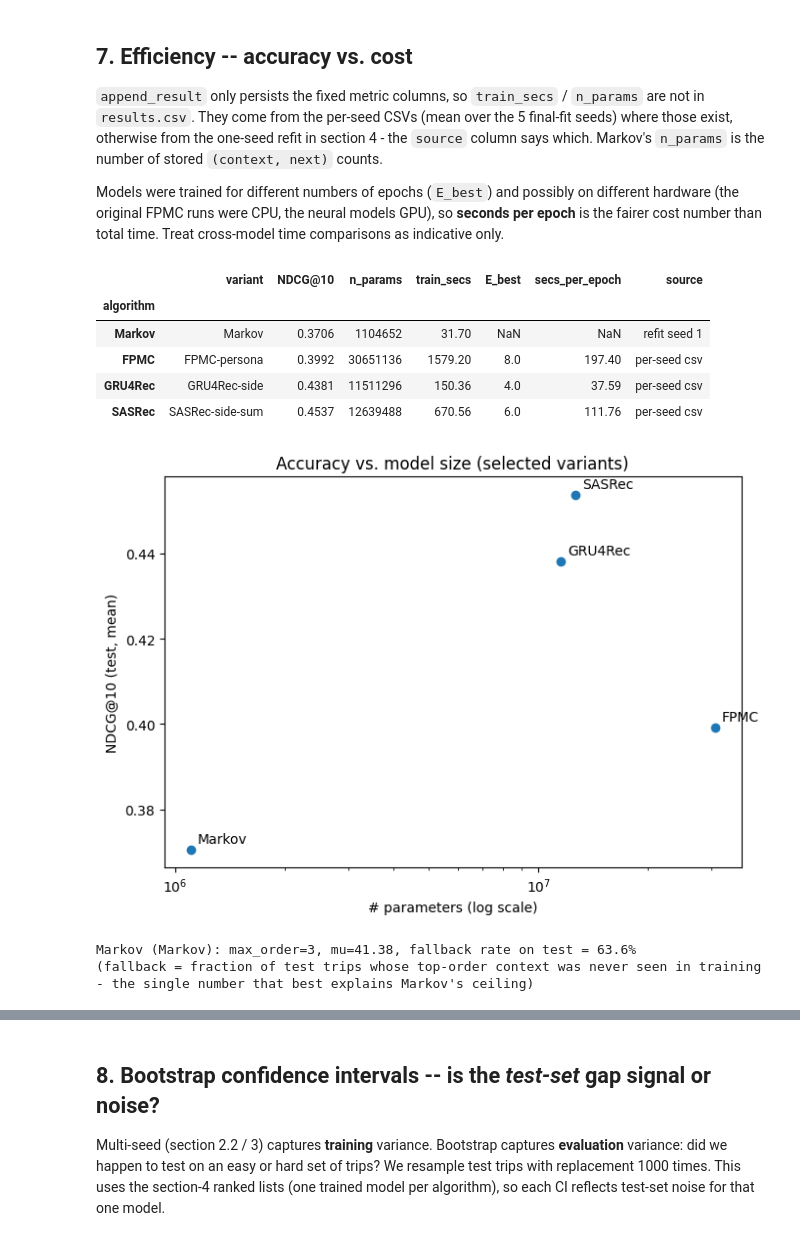
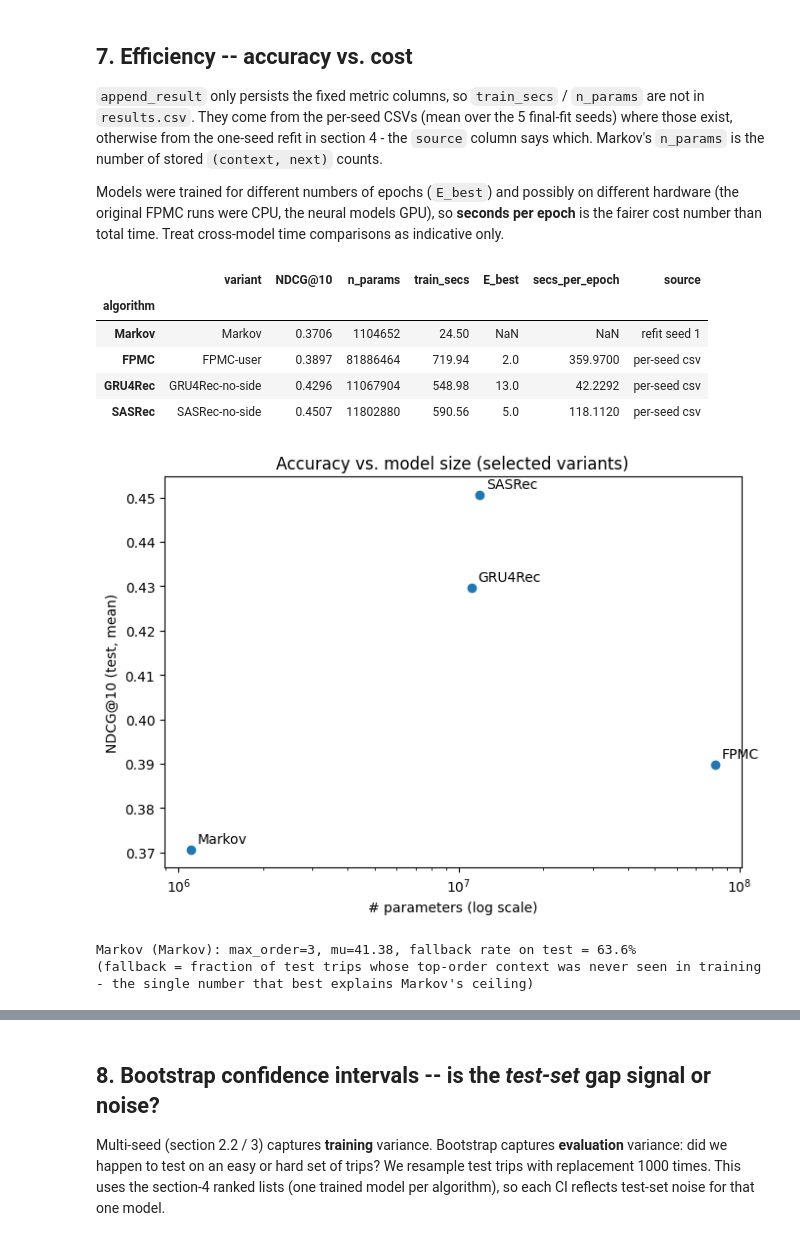
Before and after one commit to itzameenz/SC4020-PROJECT1, a Jupyter notebook: notebooks/07_comparison.ipynb, the cells around one changed output, grey strips where cells are left out. Saved outputs shown, nothing was run; the diff lists cells and outputs as text; code cells hidden in the pictures.

```diff
--- a/notebooks/07_comparison.ipynb
+++ b/notebooks/07_comparison.ipynb
@@ -437,7 +424,7 @@ hyper-parameters tuned on validation only; Markov is a deterministic single run.
 section 1.
 # %%
 results_dict, results_disp_dict = {}, {}
-for fam, row_name in BEST.items():
+for fam, row_name in HEADLINE.items():
     if fam == 'Markov':
         label = TITLES[fam] + ('' if row_name == 'Markov' else ' [no recursion]')
     else:
@@ -570,7 +547,7 @@ if os.path.exists(CACHE_PATH):
     if cache.get('_seed') != REP_SEED:
         print('cache was built with a different REP_SEED -> ignoring it'); cache = {}
 
-for name in BEST.values():
+for name in HEADLINE.values():
     if name not in cache:
         print(f'--- re-fitting {name} (seed {REP_SEED}) ---')
         cache[name] = refit_one(name)
@@ -580,8 +557,8 @@ for name in BEST.values():
             pickle.dump(cache, f)
 
 # keyed by the selected variant's results.csv name
-ranked_rep  = {name: cache[name][0] for name in BEST.values()}
-rep_metrics = {name: cache[name][1] for name in BEST.values()}
+ranked_rep  = {name: cache[name][0] for name in HEADLINE.values()}
+rep_metrics = {name: cache[name][1] for name in HEADLINE.values()}
 print('ranked lists ready for:', list(ranked_rep))
 # %% [output]
 --- re-fitting Markov (seed 1) ---
@@ -819,39 +796,39 @@ Treat cross-model time comparisons as indicative only.
 # %%
 eff = []
 for fam in FAMILIES:
-    name = BEST[fam]
+    name = HEADLINE[fam]
     if name in per_seed:
         secs, params, src = per_seed[name]['train_secs'].mean(), per_seed[name]['n_params'].iloc[0], 'per-seed csv'
     else:
         secs, params, src = rep_metrics[name]['train_secs'], rep_metrics[name]['n_params'], f'refit seed {REP_SEED}'
     e_best = load_tuning(TAGS[name])['E_best'] if name in TAGS else np.nan
     eff.append({'algorithm': fam, 'variant': name, 'NDCG@10': means.loc[name, 'NDCG@10'], 'n_params': int(params),
                 'train_secs': secs, 'E_best': e_best, 'secs_per_epoch': secs / e_best if e_best == e_best else np.nan,
                 'source': src})
 eff_df = pd.DataFrame(eff).set_index('algorithm')
 display(eff_df.round(4))
 
 fig, ax = plt.subplots(figsize=(7, 5))
 ax.scatter(eff_df['n_params'], eff_df['NDCG@10'])
 for fam, row in eff_df.iterrows():
     ax.annotate(f"{fam}", (row['n_params'], row['NDCG@10']), textcoords='offset points', xytext=(5, 5))
 ax.set_xscale('log'); ax.set_xlabel('# parameters (log scale)'); ax.set_ylabel('NDCG@10 (test, mean)')
 ax.set_title('Accuracy vs. model size (selected variants)'); plt.tight_layout(); plt.show()
 
-mk_name = BEST['Markov']
+mk_name = HEADLINE['Markov']
 if 'fallback_rate' in rep_metrics[mk_name]:
     mk_cfg = load_tuning('markov')[mk_name]['best_params']
     print(f"Markov ({mk_name}): max_order={mk_cfg['max_order']}, mu={mk_cfg['mu']:.2f}, "
           f"fallback rate on test = {rep_metrics[mk_name]['fallback_rate']:.1%}")
     print("(fallback = fraction of test trips whose top-order context was never seen in training - "
           "the single number that best explains Markov's ceiling)")
 # %% [output]
 |  | variant | NDCG@10 | n_params | train_secs | E_best | secs_per_epoch | source |
 | algorithm |  |  |  |  |  |  |  |
-| Markov | Markov | 0.3706 | 1104652 | 31.70 | NaN | NaN | refit seed 1 |
-| FPMC | FPMC-persona | 0.3992 | 30651136 | 1579.20 | 8.0 | 197.40 | per-seed csv |
-| GRU4Rec | GRU4Rec-side | 0.4381 | 11511296 | 150.36 | 4.0 | 37.59 | per-seed csv |
-| SASRec | SASRec-side-sum | 0.4537 | 12639488 | 670.56 | 6.0 | 111.76 | per-seed csv |
+| Markov | Markov | 0.3706 | 1104652 | 24.50 | NaN | NaN | refit seed 1 |
+| FPMC | FPMC-user | 0.3897 | 81886464 | 719.94 | 2.0 | 359.9700 | per-seed csv |
+| GRU4Rec | GRU4Rec-no-side | 0.4296 | 11067904 | 548.98 | 13.0 | 42.2292 | per-seed csv |
+| SASRec | SASRec-no-side | 0.4507 | 11802880 | 590.56 | 5.0 | 118.1120 | per-seed csv |
-[figure, old version]
+[figure, new version]
 Markov (Markov): max_order=3, mu=41.38, fallback rate on test = 63.6%
 (fallback = fraction of test trips whose top-order context was never seen in training - the single number that best explains Markov's ceiling)
```
Also changed, not shown: parts of 16 cells of this notebook.
